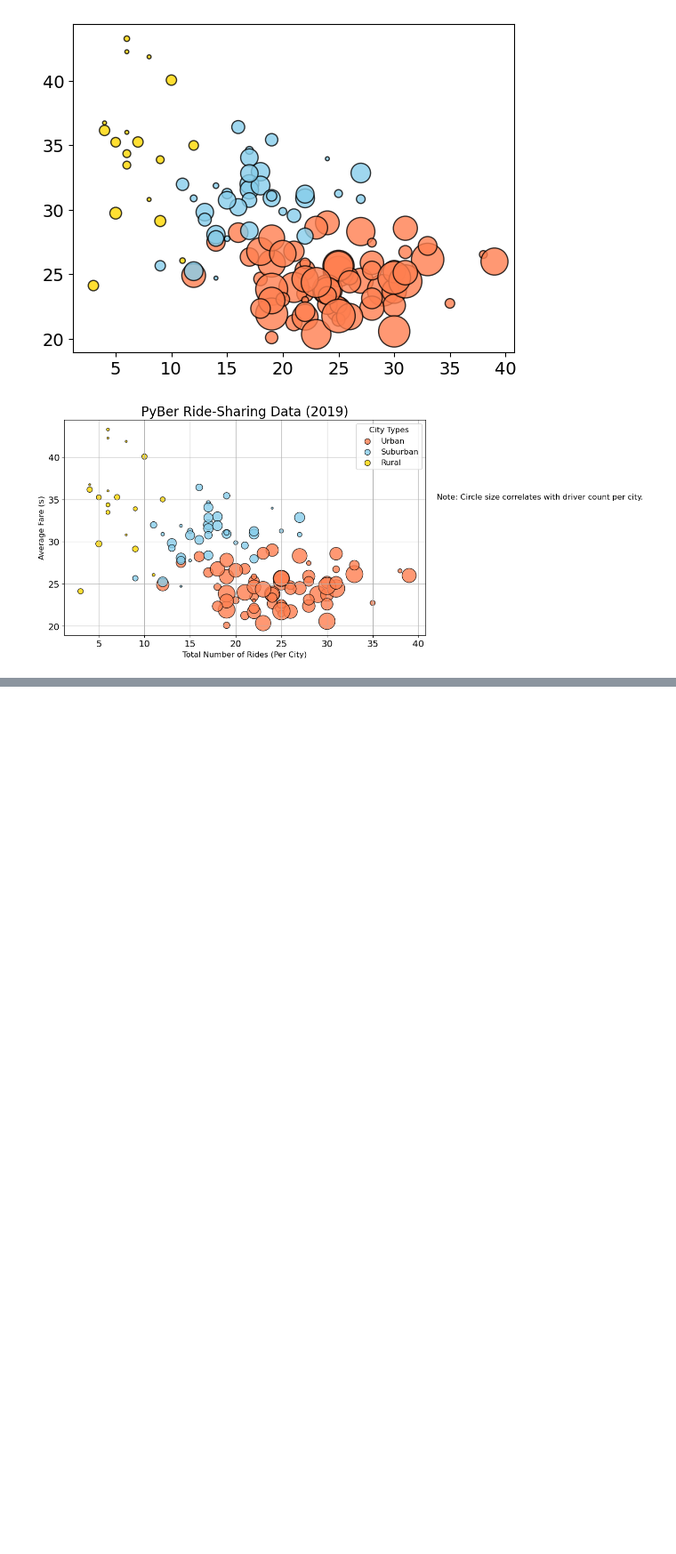
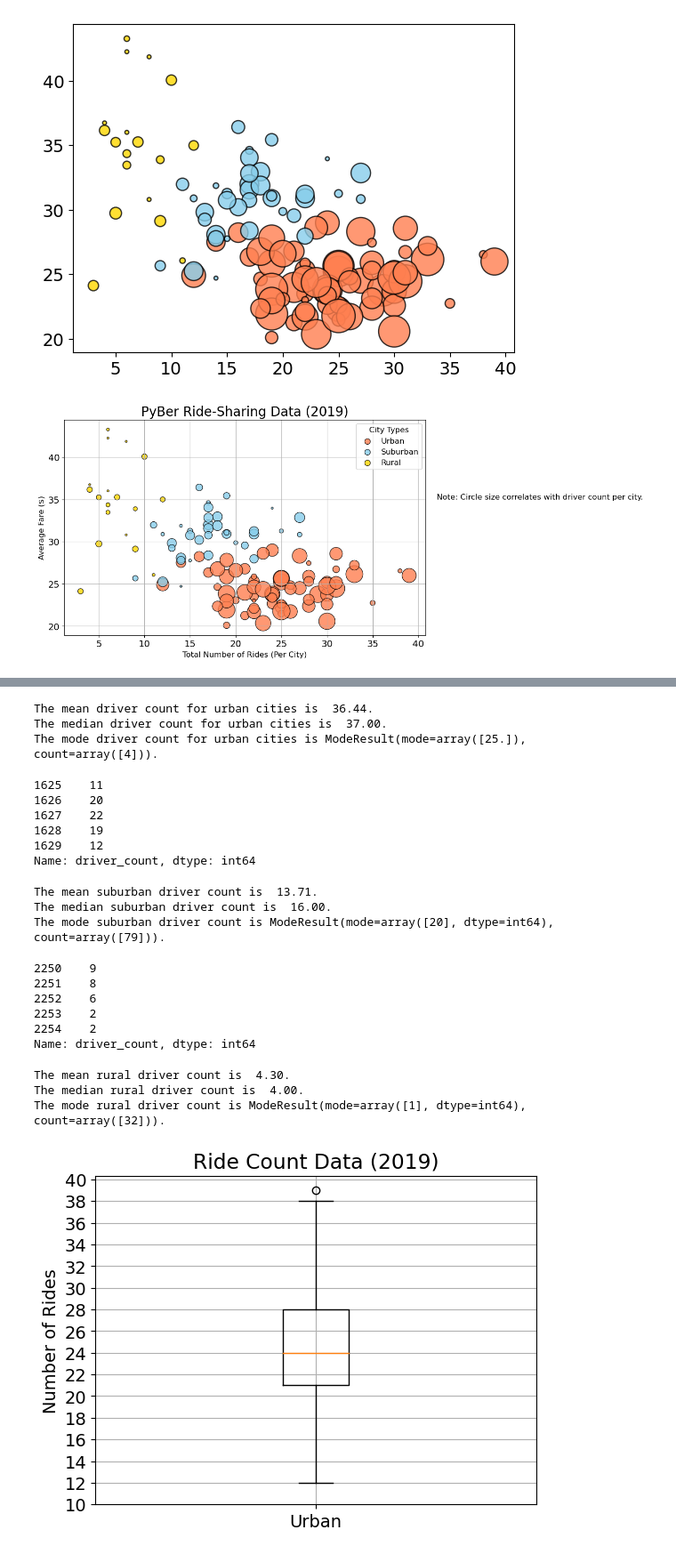
Before and after one commit to veachk90/PyBer_Analysis, a Jupyter notebook: PyBer.ipynb, the cells around one changed output, grey strips where cells are left out. Shown at 89% size. Drawn from its saved outputs; the diff is of its cells as text; code cells hidden in the pictures; blank space fills up the shorter version.

```diff
--- a/PyBer.ipynb
+++ b/PyBer.ipynb
@@ -478,0 +670,78 @@ Text(42, 35, 'Note: Circle size correlates with driver count per city.')
+# %%
+# Calculate the measure of central tendency for the average number of drivers in urban cities.
+mean_urban_driver_count = np.mean(urban_driver_count)
+print(f"The mean driver count for urban cities is {mean_urban_driver_count: .2f}.")
+
+median_urban_driver_count = np.median(urban_driver_count)
+print(f"The median driver count for urban cities is {median_urban_driver_count: .2f}.")
+
+mode_urban_driver_count = sts.mode(urban_driver_count)
+print(f"The mode driver count for urban cities is {mode_urban_driver_count}.")
+# %% [output]
+The mean driver count for urban cities is  36.44.
+The median driver count for urban cities is  37.00.
+The mode driver count for urban cities is ModeResult(mode=array([25.]), count=array([4])).
+# %%
+# Get the driver count for suburban cities.
+suburban_driver_count = suburban_cities_df["driver_count"]
+suburban_driver_count.head()
+# %% [output]
+1625    11
+1626    20
+1627    22
+1628    19
+1629    12
+Name: driver_count, dtype: int64
+# %%
+# Calculate the measure of central tendency for the average number of drivers in suburban cities.
+mean_suburban_driver_count = np.mean(suburban_driver_count)
+print(f"The mean suburban driver count is {mean_suburban_driver_count: .2f}.")
+
+median_suburban_driver_count = np.median(suburban_driver_count)
+print(f"The median suburban driver count is {median_suburban_driver_count: .2f}.")
+
+mode_suburban_driver_count = sts.mode(suburban_driver_count)
+print(f"The mode suburban driver count is {mode_suburban_driver_count}.")
+# %% [output]
+The mean suburban driver count is  13.71.
+The median suburban driver count is  16.00.
+The mode suburban driver count is ModeResult(mode=array([20], dtype=int64), count=array([79])).
+# %%
+# Get the driver count for rural cities.
+rural_driver_count = rural_cities_df["driver_count"]
+rural_driver_count.head()
+# %% [output]
+2250    9
+2251    8
+2252    6
+2253    2
+2254    2
+Name: driver_count, dtype: int64
+# %%
+# Calculate the measure of central tendency for the average number of drivers in rural cities.
+mean_rural_driver_count = np.mean(rural_driver_count)
+print(f"The mean rural driver count is {mean_rural_driver_count: .2f}.")
+
+median_rural_driver_count = np.median(rural_driver_count)
+print(f"The median rural driver count is {median_rural_driver_count: .2f}.")
+
+mode_rural_driver_count = sts.mode(rural_driver_count)
+print(f"The mode rural driver count is {mode_rural_driver_count}.")
+# %% [output]
+The mean rural driver count is  4.30.
+The median rural driver count is  4.00.
+The mode rural driver count is ModeResult(mode=array([1], dtype=int64), count=array([32])).
+# %%
+# Create a box-and-whisker plot for the urban cities ride count.
+x_labels = ["Urban"]
+fix, ax = plt.subplots()
+ax.boxplot(urban_ride_count, labels = x_labels)
+
+#Add the tile, y-axis label and grid.
+ax.set_title('Ride Count Data (2019)')
+ax.set_ylabel('Number of Rides')
+ax.set_yticks(np.arange(10, 41, step = 2.0))
+ax.grid()
+plt.show()
+# %% [output]
+[figure, added]
```
Also changed, not shown: parts of 30 cells of this notebook.
